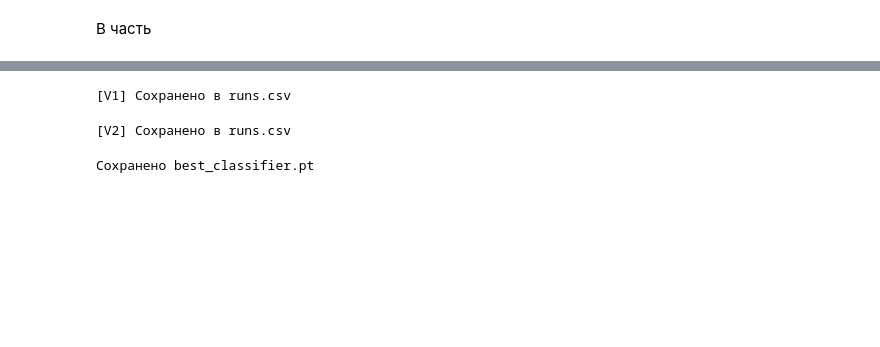
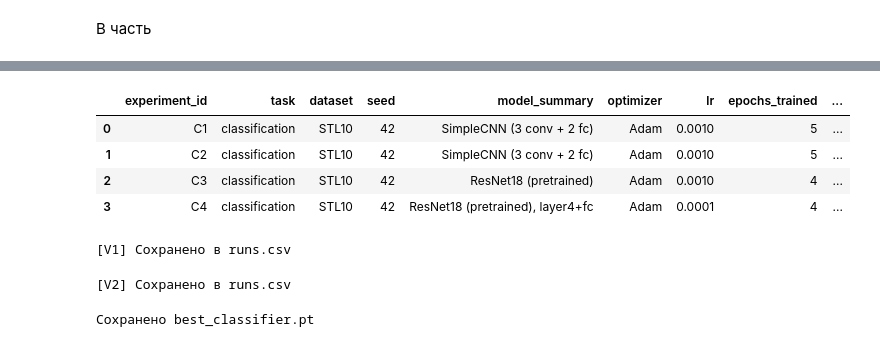
Before and after one commit to deeonowa/aie_repos, a Jupyter notebook: homeworks/HW10-11/HW10-11.ipynb, the cells around one changed output, grey strips where cells are left out. Drawn from its saved outputs; the diff is of its cells as text; code cells hidden in the pictures; blank space fills up the shorter version.

```diff
--- a/homeworks/HW10-11/HW10-11.ipynb
+++ b/homeworks/HW10-11/HW10-11.ipynb
@@ -1135,9 +1127,4 @@ Threshold 0.3  -> mean IoU: 0.0102
 # %%
-if 'res_cnn' in locals() and 'model' in res_cnn:
-    test_acc_cnn = accuracy_on_loader(res_cnn['model'], test_loader)
-else:
-    test_acc_cnn = None
-
 log_experiment(
     experiment_id='C1',
     task='classification',
@@ -1148,59 +1135,51 @@ log_experiment(
     lr=0.001,
     epochs_trained=len(res_cnn['history']['val_acc']) if 'res_cnn' in locals() else None,
     best_val_accuracy=res_cnn['best_val_acc'] if 'res_cnn' in locals() else None,
-    test_accuracy=test_acc_cnn,
     notes='простая CNN без аугментаций'
 )
 
-if 'res_cnn_aug' in locals():
-    test_acc_cnn_aug = accuracy_on_loader(res_cnn_aug['model'], test_loader)
-    log_experiment(
-        experiment_id='C2',
-        task='classification',
-        dataset='STL10',
-        seed=RANDOM_STATE,
-        model_summary='SimpleCNN (3 conv + 2 fc)',
-        optimizer='Adam',
-        lr=0.001,
-        epochs_trained=len(res_cnn_aug['history']['val_acc']),
-        best_val_accuracy=res_cnn_aug['best_val_acc'],
-        test_accuracy=test_acc_cnn_aug,
-        notes='CNN с аугментациями'
-    )
 
-if 'model_head' in locals() and 'hist_head' in locals():
-    # Вычисляем test accuracy для head-only
-    test_acc_head = accuracy_on_loader(model_head, test_loader)
-    log_experiment(
-        experiment_id='C3',
-        task='classification',
-        dataset='STL10',
-        seed=RANDOM_STATE,
-        model_summary='ResNet18 (pretrained)',
-        optimizer='Adam',
-        lr=1e-3,
-        epochs_trained=len(hist_head['val_acc']),
-        best_val_accuracy=max(hist_head['val_acc']),
-        test_accuracy=test_acc_head,
-        notes='только обучение головы (fc)'
-    )
+log_experiment(
+    experiment_id='C2',
+    task='classification',
+    dataset='STL10',
+    seed=RANDOM_STATE,
+    model_summary='SimpleCNN (3 conv + 2 fc)',
+    optimizer='Adam',
+    lr=0.001,
+    epochs_trained=len(res_cnn_aug['history']['val_acc']),
+    best_val_accuracy=res_cnn_aug['best_val_acc'],
+    notes='CNN с аугментациями'
+)
 
-if 'model_head' in locals() and 'hist_ft' in locals():
-    # test_acc уже вычислен ранее (переменная test_acc)
-    test_acc_ft = test_acc if 'test_acc' in locals() else accuracy_on_loader(model_head, test_loader)
-    log_experiment(
-        experiment_id='C4',
-        task='classification',
-        dataset='STL10',
-        seed=RANDOM_STATE,
-        model_summary='ResNet18 (pretrained), layer4+fc',
-        optimizer='Adam',
-        lr=1e-4,  # условно, для layer4
-        epochs_trained=len(hist_ft['val_acc']),
-        best_val_accuracy=max(hist_ft['val_acc']),
-        test_accuracy=test_acc_ft,
-        notes='fine-tuning layer4 и fc'
-    )
+
+log_experiment(
+    experiment_id='C3',
+    task='classification',
+    dataset='STL10',
+    seed=RANDOM_STATE,
+    model_summary='ResNet18 (pretrained)',
+    optimizer='Adam',
+    lr=1e-3,
+    epochs_trained=len(hist_head['val_acc']),
+    best_val_accuracy=max(hist_head['val_acc']),
+    notes='только обучение головы (fc)'
+)
+
+
+log_experiment(
+    experiment_id='C4',
+    task='classification',
+    dataset='STL10',
+    seed=RANDOM_STATE,
+    model_summary='ResNet18 (pretrained), layer4+fc',
+    optimizer='Adam',
+    lr=1e-4,  # условно, для layer4
+    epochs_trained=len(hist_ft['val_acc']),
+    best_val_accuracy=max(hist_ft['val_acc']),
+    test_accuracy=test_acc,
+    notes='fine-tuning layer4 и fc'
+)
 # %% [output]
 [C1] Сохранено в runs.csv
 [C2] Сохранено в runs.csv
@@ -1209,3 +1188,8 @@ if 'model_head' in locals() and 'hist_ft' in locals():
+|  | experiment_id | task | dataset | seed | model_summary | optimizer | lr | epochs_trained | ... |
+| 0 | C1 | classification | STL10 | 42 | SimpleCNN (3 conv + 2 fc) | Adam | 0.0010 | 5 | ... |
+| 1 | C2 | classification | STL10 | 42 | SimpleCNN (3 conv + 2 fc) | Adam | 0.0010 | 5 | ... |
+| 2 | C3 | classification | STL10 | 42 | ResNet18 (pretrained) | Adam | 0.0010 | 4 | ... |
+| 3 | C4 | classification | STL10 | 42 | ResNet18 (pretrained), layer4+fc | Adam | 0.0001 | 4 | ... |
 # %%
 if 'base_metrics' in locals():
     log_experiment(
```
Also changed, not shown: parts of 26 cells of this notebook, 8 other files.
